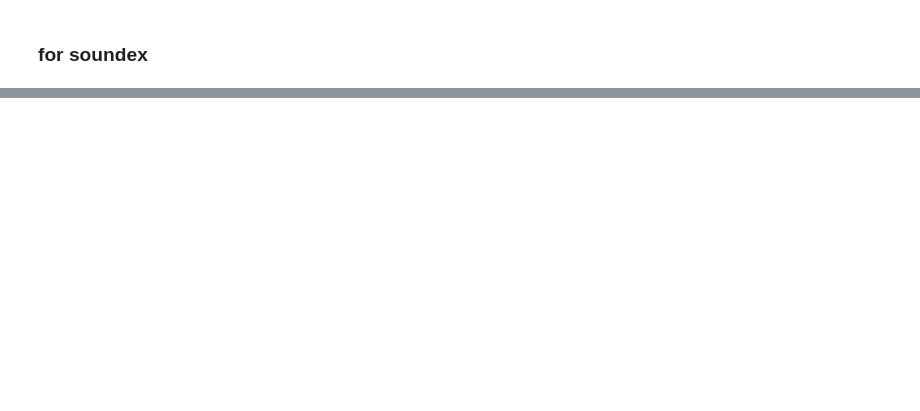
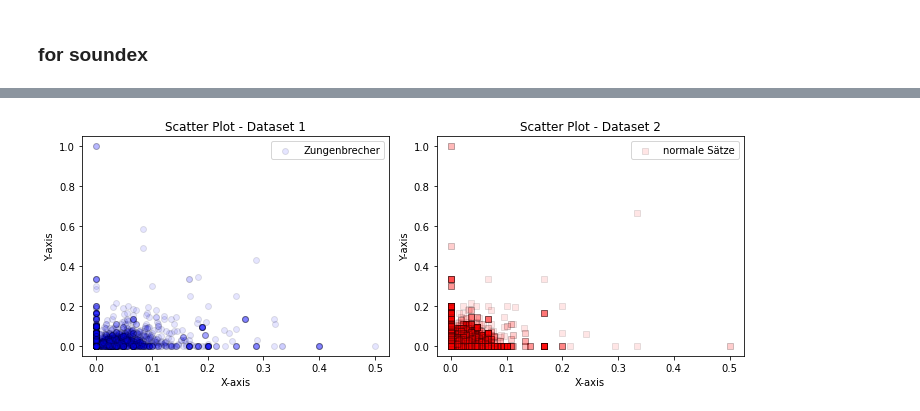
Before and after one commit to albertokoeselmunoz/tongue_twisters, a Jupyter notebook: distances.ipynb, the cells around one changed output, grey strips where cells are left out. Drawn from its saved outputs; the diff is of its cells as text; code cells hidden in the pictures; blank space fills up the shorter version.

```diff
--- a/distances.ipynb
+++ b/distances.ipynb
@@ -158,0 +418,25 @@ print(soundex_levenshtein_dist(s1))
+# %%
+# Create subplots with 1 row and 2 columns
+fig, axs = plt.subplots(1, 2, figsize=(10, 4))  # Adjust the figsize as needed
+
+# Scatter plot for Dataset 1
+axs[0].scatter(tt_0, tt_1, marker='o', color='blue', label='Zungenbrecher', edgecolors='black', alpha=0.1)
+axs[0].set_title('Scatter Plot - Dataset 1')
+axs[0].set_xlabel('X-axis')
+axs[0].set_ylabel('Y-axis')
+axs[0].legend()
+
+# Scatter plot for Dataset 2
+axs[1].scatter(s_0, s_1, marker='s', color='red', label='normale Sätze', edgecolors='black', alpha=0.1)
+axs[1].set_title('Scatter Plot - Dataset 2')
+axs[1].set_xlabel('X-axis')
+axs[1].set_ylabel('Y-axis')
+axs[1].legend()
+
+# Adjust layout for better spacing
+plt.tight_layout()
+
+# Show the plot
+plt.show()
+# %% [output]
+[figure, added]
```
Also changed, not shown: parts of 39 cells of this notebook.
